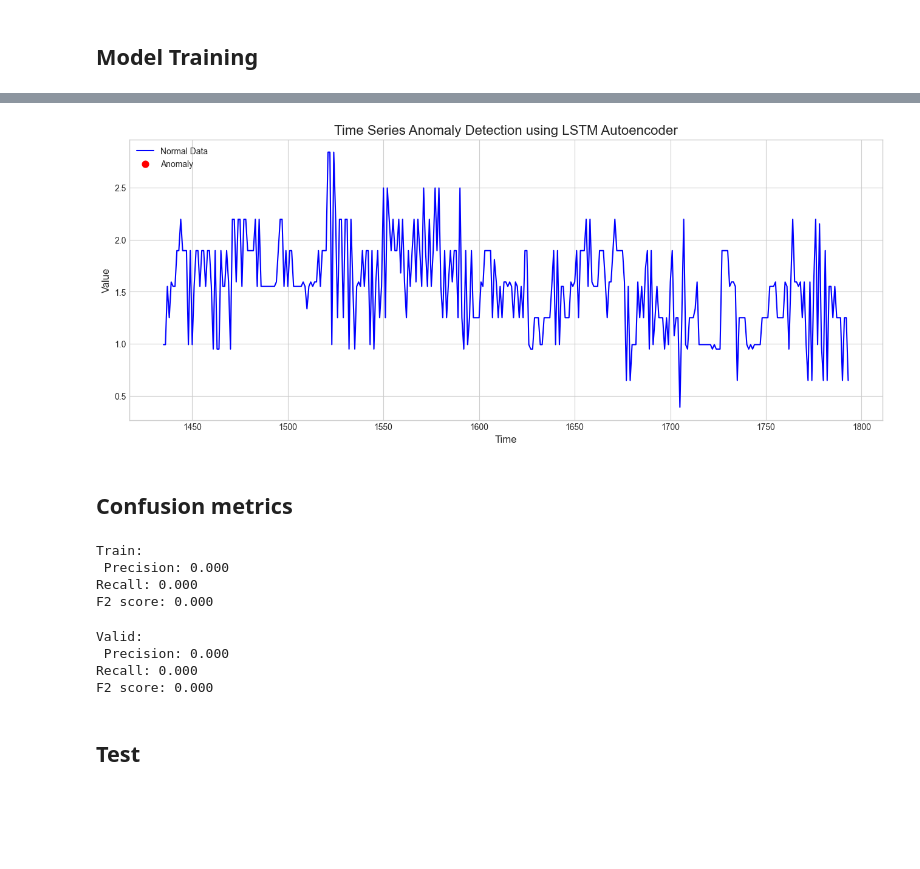
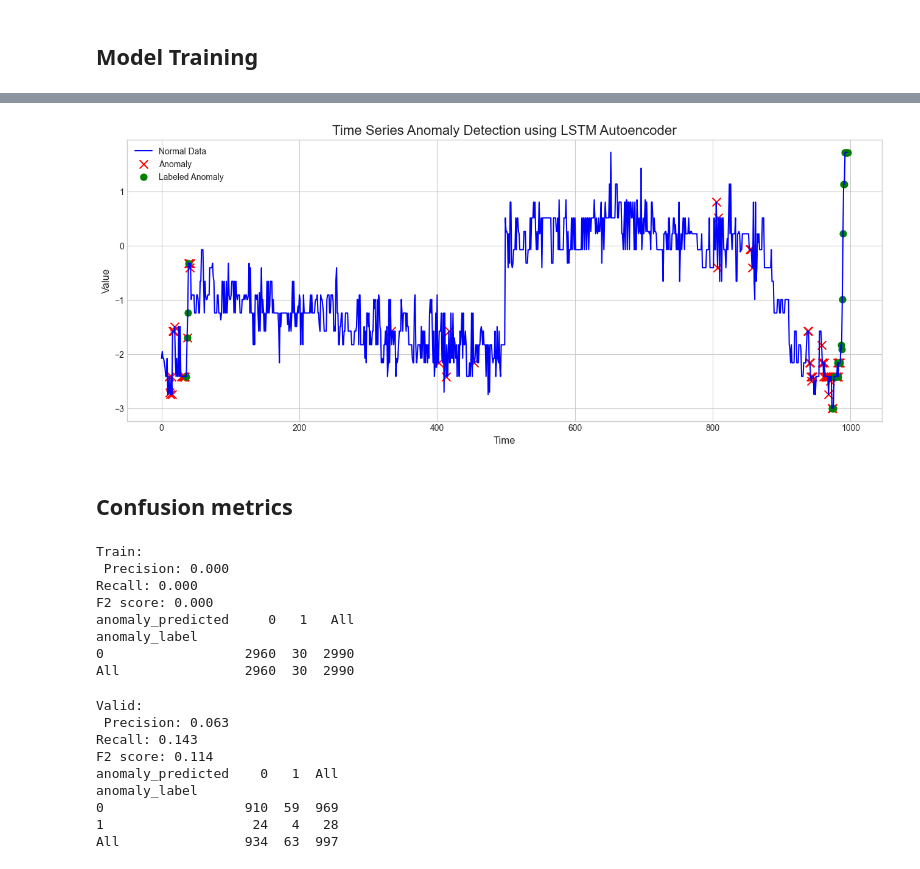
Before and after one commit to Bank7656/PlateMon_data_analytics, a Jupyter notebook: LSTMAD.ipynb, the cells around one changed output, grey strips where cells are left out. Drawn from its saved outputs; the diff is of its cells as text; code cells hidden in the pictures; blank space fills up the shorter version.

```diff
--- a/LSTMAD.ipynb
+++ b/LSTMAD.ipynb
@@ -87,5 +60,0 @@ valid_c_filename = 'lstm_valid_c_data.xlsx'
-# %%
-# import data file
-valid_c = pd.read_excel(valid_c_path/valid_c_filename)
-valid_c['timestamp'] = valid_c.index
-valid_c
@@ -118,7 +69,7 @@ def parse_and_standardize(df: pd.DataFrame, scaler: StandardScaler = None):
     df['stand_value'] = scaler.transform(df['stand_value'].values.reshape(-1, 1))
     return scaler
 # %%
-train_conduct = train_c.copy().loc[:, ['timestamp', 'conductivity', 'anomaly_label']]
+train_conduct = train_c.copy().loc[:, ['timestamp', 'conductivity']]
 valid_conduct = valid_c.copy().loc[:, ['timestamp', 'conductivity', 'anomaly_label']]
 train_conduct.head()
 # %% [output]
@@ -246,0 +143,20 @@ array([[ 0.39130353],
+# %%
+# 2. Create your dataset
+train_ds = tf.data.Dataset.from_tensor_slices((X_train, Y_train)) # (X, y)
+
+# 3. Define augmentation functions
+def augment_noise(x, y):
+    noise = tf.random.normal(shape=tf.shape(x), mean=0.0, stddev=0.01, dtype=X_train.dtype)
+    return x + noise, y # Augment X, but keep y the same
+
+def augment_scale(x, y):
+    scaler = tf.random.uniform(shape=(), minval=0.9, maxval=1.1, dtype=X_train.dtype)
+    return x * scaler, y
+
+# 4. Chain the augmentations
+train_ds = train_ds.shuffle(1000)
+train_ds = train_ds.batch(32)
+train_ds = train_ds.map(augment_noise, num_parallel_calls=tf.data.AUTOTUNE)
+train_ds = train_ds.map(augment_scale, num_parallel_calls=tf.data.AUTOTUNE)
+train_ds = train_ds.prefetch(tf.data.AUTOTUNE)
+train_ds
@@ -319,8 +258,8 @@ Model: "sequential_3"
 # %%
 # Train the model
 history = model.fit(
-    X_train, y_train,
-    validation_data=(X_valid, y_valid),
+    train_ds,
+    validation_data=(X_valid, Y_valid),
     epochs=50,
     batch_size=32,
     callbacks=[tf.keras.callbacks.EarlyStopping(monitor='val_loss', patience=5)],
@@ -451,22 +384,24 @@ Index: []
 # %%
 # --- Visualization ---
 plt.style.use('seaborn-v0_8-whitegrid')
 fig, ax = plt.subplots(figsize=(16, 6))
 
 # Plot the original data
 ax.plot(valid_conduct.index, valid_conduct['stand_value'], color='blue', label='Normal Data')
 
 # Highlight the anomalies
 anomalies = valid_conduct[valid_conduct['anomaly'] == True]
-ax.scatter(anomalies.index, anomalies['stand_value'], color='red', marker='o', s=60, label='Anomaly')
+labeled = valid_conduct[valid_conduct['anomaly_label'] == 1]
+ax.scatter(anomalies.index, anomalies['stand_value'], color='red', marker='x', s=100, label='Anomaly')
+ax.scatter(labeled.index, labeled['stand_value'], color='green', marker='o', s=60, label='Labeled Anomaly')
 
 ax.set_title('Time Series Anomaly Detection using LSTM Autoencoder', fontsize=16)
 ax.set_xlabel('Time', fontsize=12)
 ax.set_ylabel('Value', fontsize=12)
 ax.legend(loc='upper left')
 plt.show()
 # %% [output]
-[figure, old version]
+[figure, new version]
 # %% [markdown]
 ## Confusion metrics
 # %%
@@ -506,26 +441,33 @@ train_conf_matrix, *train_metrics = calculate_metrics(
 # Pretty printing of the metrics
 print(f'Train:\n Precision: {train_metrics[0]:.3f}\n'
       f'Recall: {train_metrics[1]:.3f}\n'
-      f'F2 score: {train_metrics[2]:.3f}')
+      f'F2 score: {train_metrics[2]:.3f}\n'
+      f'{train_conf_matrix}')
 # %% [output]
 Train:
  Precision: 0.000
 Recall: 0.000
 F2 score: 0.000
+anomaly_predicted     0   1   All
+anomaly_label
+0                  2960  30  2990
+All                2960  30  2990
 # %%
-valid_conduct['anomaly_label'] = 0
-
 valid_conf_matrix, *valid_metrics = calculate_metrics(
     valid_conduct, valid_anomalies_idxs
 )
 
 print(f'Valid:\n Precision: {valid_metrics[0]:.3f}\n'
       f'Recall: {valid_metrics[1]:.3f}\n'
-      f'F2 score: {valid_metrics[2]:.3f}')
+      f'F2 score: {valid_metrics[2]:.3f}\n'
+      f'{valid_conf_matrix}')
 # %% [output]
 Valid:
- Precision: 0.000
-Recall: 0.000
-F2 score: 0.000
+ Precision: 0.063
+Recall: 0.143
+F2 score: 0.114
+anomaly_predicted    0   1  All
+anomaly_label
+0                  910  59  969
+1                   24   4   28
+All                934  63  997
-# %% [markdown]
-## Test
```
Also changed, not shown: parts of 22 cells of this notebook, 1 other file.
